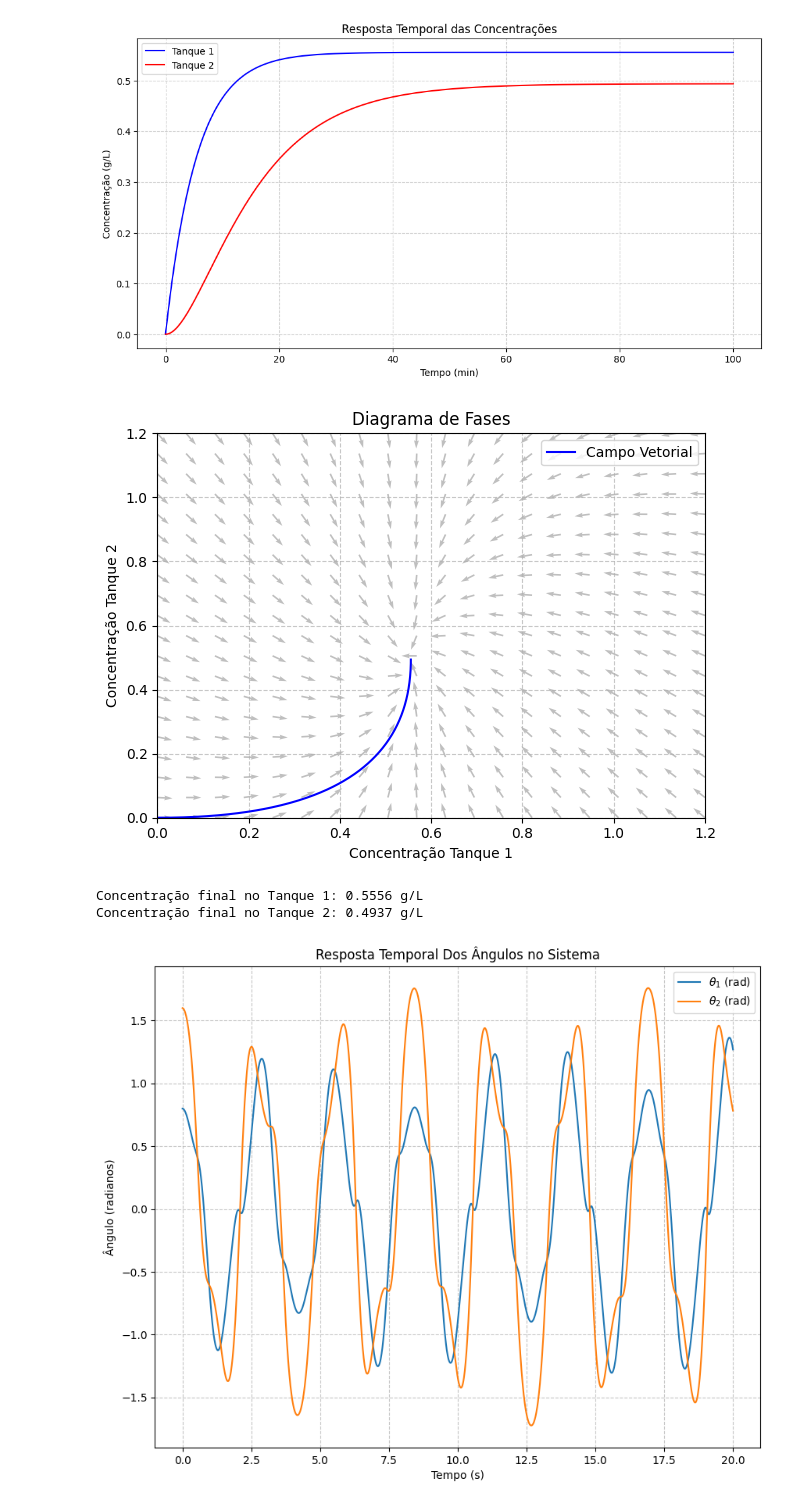
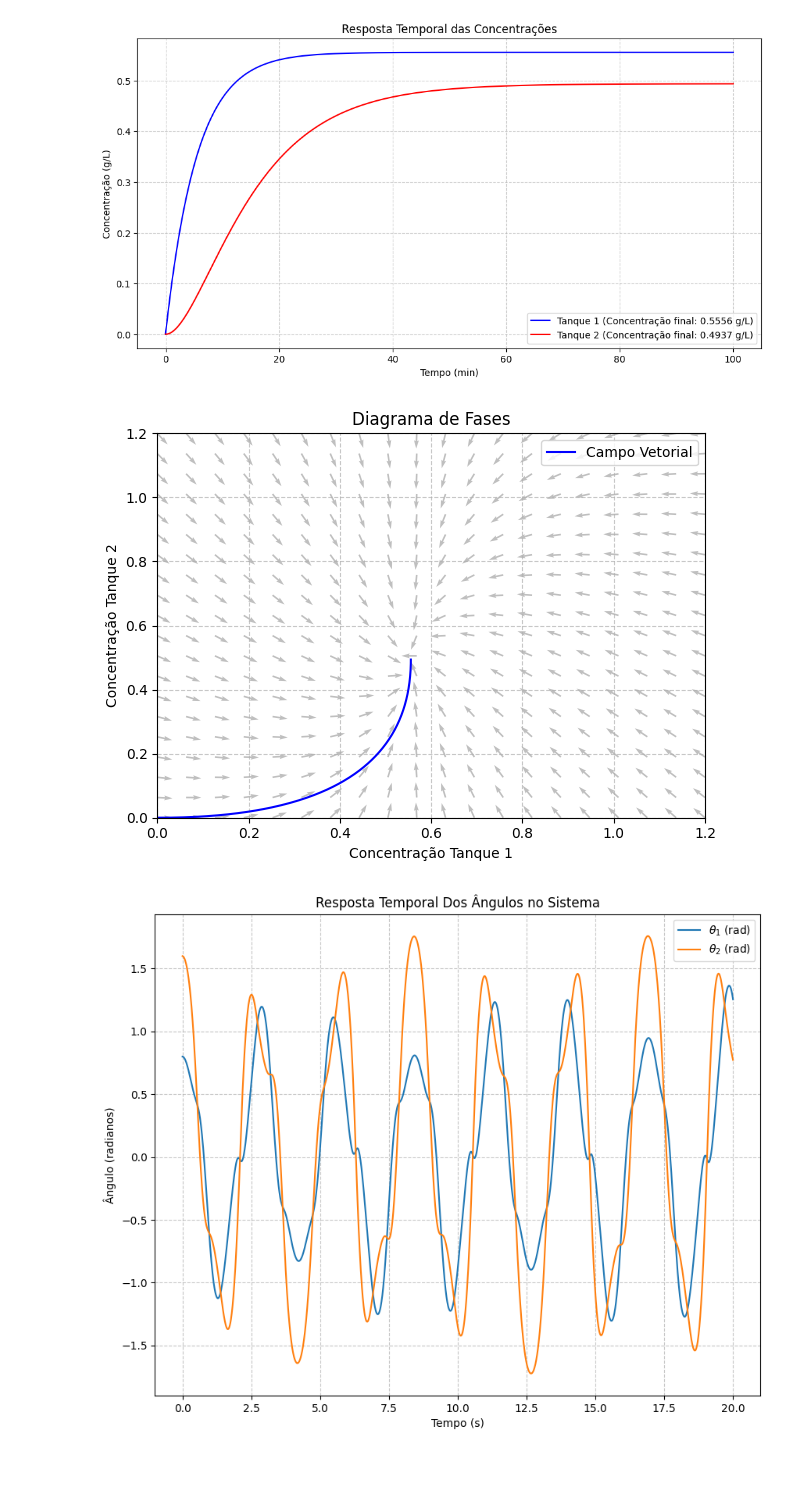
Before and after one commit to DanielMedeiros1/Projeto_EDO_CN, a Jupyter notebook: Projeto_U3_EDO.ipynb, the cells around one changed output. Drawn from its saved outputs; the diff is of its cells as text; code cells hidden in the pictures; blank space fills up the shorter version.

```diff
--- a/Projeto_U3_EDO.ipynb
+++ b/Projeto_U3_EDO.ipynb
@@ -53,47 +53,54 @@ dC2 = (Q12 / V2) * (C1_grid - C2_grid) - (Qout / V2) * C2_grid
 # Manter as setas com o mesmo tamanho (vetor unitário)
 norma = np.sqrt(dC1**2 + dC2**2)
 dC1_normalizado = dC1 / norma
 dC2_normalizado = dC2 / norma
 
 
 
 plt.figure(figsize=(12, 6))
-plt.plot(tempo, C1, color="blue", label='Tanque 1')
-plt.plot(tempo, C2, color="red", label='Tanque 2')
-plt.xlabel('Tempo (min)')
-plt.ylabel('Concentração (g/L)')
-plt.title('Resposta Temporal das Concentrações')
+plt.plot(tempo, C1, color="blue", label=f"Tanque 1 (Concentração final: {C1[-1]:.4f} g/L)")
+plt.plot(tempo, C2, color="red", label=f"Tanque 2 (Concentração final: {C2[-1]:.4f} g/L)")
+plt.xlabel("Tempo (min)")
+plt.ylabel("Concentração (g/L)")
+plt.title("Resposta Temporal das Concentrações")
 plt.legend()
 plt.grid(True, linestyle="--", alpha=0.6)
 plt.show()
 
 
 
 plt.plot(C1, C2, color="blue", label="Campo Vetorial")
 plt.quiver(C1_grid, C2_grid, dC1_normalizado, dC2_normalizado, color='grey', alpha=0.5)
 plt.xlabel('Concentração Tanque 1')
 plt.ylabel('Concentração Tanque 2')
 plt.title('Diagrama de Fases')
 plt.xlim(0, 1.2)
 plt.ylim(0, 1.2)
 plt.grid(True, linestyle="--", alpha=0.7)
 plt.legend()
 plt.tight_layout()
 plt.show()
 
 
-print(f"Concentração final no Tanque 1: {C1[-1]:.4f} g/L")
-print(f"Concentração final no Tanque 2: {C2[-1]:.4f} g/L")
-
-
 #Explicação:
 
-#
+#A evolução temporal das concentrações, partindo de um estado inicial onde ambos os tanques contêm líquido puro (C1(0)=0 e C2(0)=0), demonstra uma clara relação de causa e efeito.
+#A concentração no Tanque1 (C1) aumenta rapidamente no início, pois recebe um fluxo direto com soluto, e sua taxa de aumento diminui à medida que se aproxima do equilíbrio.
+#Por sua vez, a concentração no Tanque2 (C2) responde com um atraso, visto que sua alimentação provém do Tanque 1.
+#Com o tempo, ambas as concentrações se estabilizam e se aproximam de valores constantes, indicando que o sistema atingiu um estado estacionário.
+#Ao final da simulação, os valores de equilíbrio são de aproximadamente 0.5556 g/L para o Tanque1 e 0.4937 g/L para o Tanque2.
+#Este equilíbrio é alcançado quando as taxas de entrada e saída de soluto em cada tanque se anulam, um resultado confirmado tanto numericamente pela simulação quanto
+#analiticamente ao resolver as equações diferenciais do sistema para dC1/dt=0 e dC2/dt=0.
+
+#O diagrama de fases corrobora essa conclusão de estabilidade. Ele representa a trajetória do estado do sistema, definido pelo par de concentrações (C1,C2),
+#e o campo vetorial que rege sua dinâmica. A trajetória, partindo da condição inicial (0,0), move-se em direção ao ponto de equilíbrio.
+#O campo vetorial, ilustrado pelas setas, indica a direção da mudança em qualquer ponto, e todas as setas convergem para o ponto de equilíbrio final.
+#Isso demonstra visualmente que o equilíbrio é um atrator estável, significando que, independentemente das condições iniciais (dentro de um escopo físico razoável),
+#o sistema sempre evoluirá para este estado estacionário específico. Em resumo, a simulação demonstra que o sistema de tanques é estavelmente convergente,
+#atingindo um equilíbrio previsível onde a concentração no segundo tanque segue a do primeiro com um atraso característico.
 # %% [output]
-[figure, old version]
+[figure, new version]
 [figure]
-Concentração final no Tanque 1: 0.5556 g/L
-Concentração final no Tanque 2: 0.4937 g/L
 # %%
 import numpy as np
 import matplotlib.pyplot as plt
```
Also changed, not shown: parts of 1 cell of this notebook.
